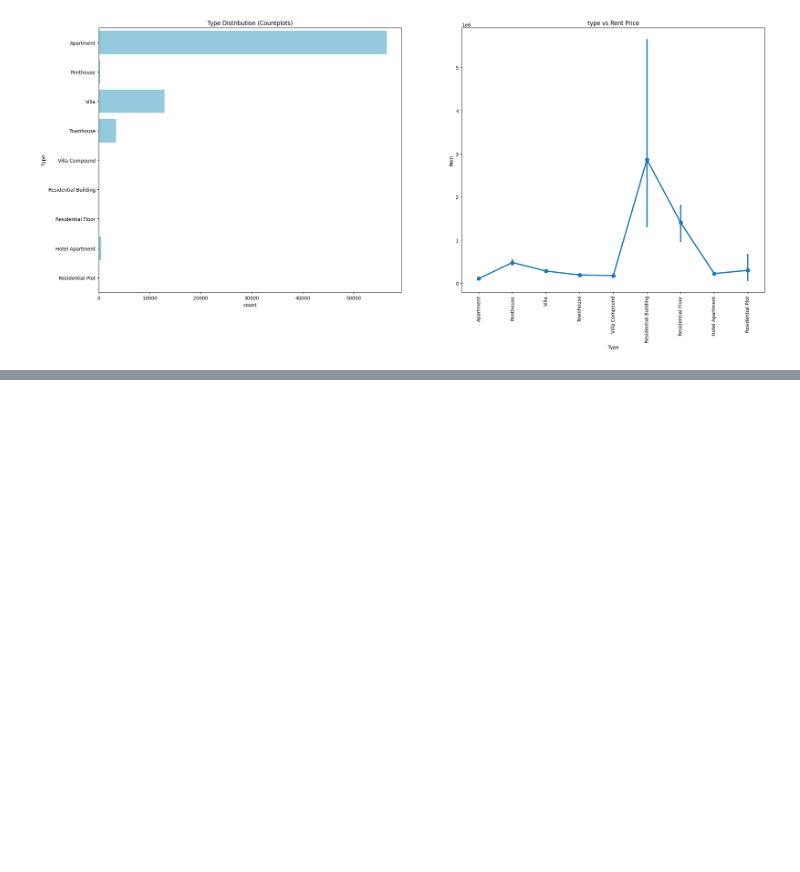
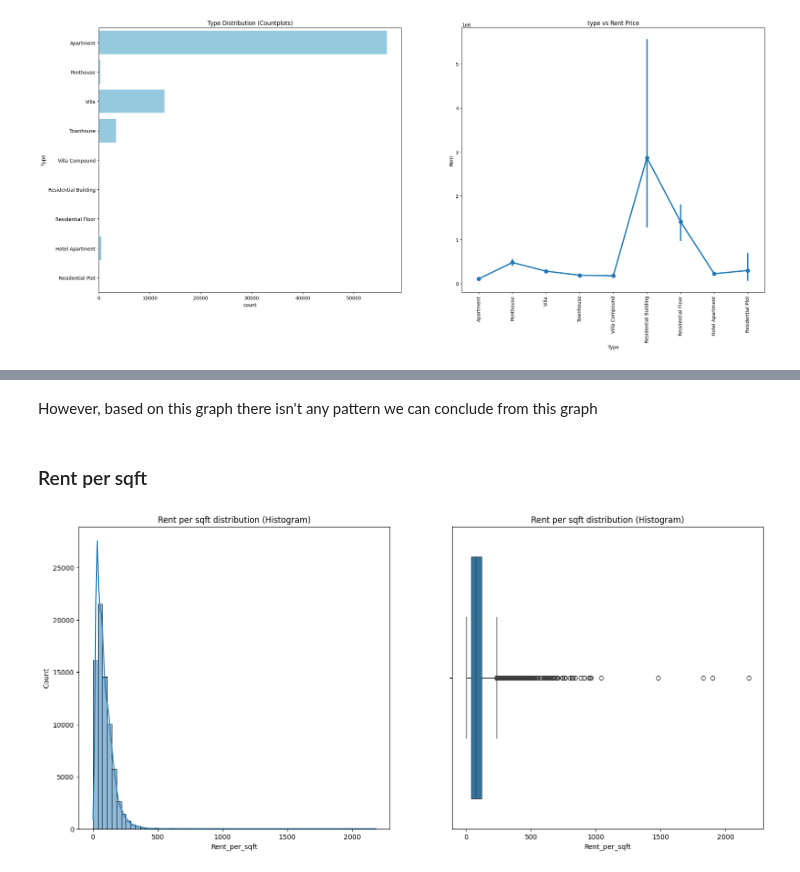
Before and after one commit to JonathanSuryaS/AOL---Machine-Learning, a Jupyter notebook: dubai.ipynb, the cells around one changed output, grey strips where cells are left out. Saved outputs shown, nothing was run; the diff lists cells and outputs as text; code cells hidden in the pictures; blank space fills up the shorter version.

```diff
--- a/dubai.ipynb
+++ b/dubai.ipynb
@@ -149,0 +170,13 @@ plt.show()
+# %% [markdown]
+However, based on this graph there isn't any pattern we can conclude from this graph
+# %% [markdown]
+### Rent per sqft
+# %%
+fig, ax = plt.subplots(1, 2, figsize = (18, 8))
+sns.histplot(data = data, x = 'Rent_per_sqft', ax = ax[0], bins = 60, kde = True)
+ax[0].set_title('Rent per sqft distribution (Histogram)')
+ax[1].set_title('Rent per sqft distribution (Histogram)')
+sns.boxplot(data = data, x ='Rent_per_sqft')
+plt.show()
+# %% [output]
+[figure, added]
```
Also changed, not shown: parts of 26 cells of this notebook.
